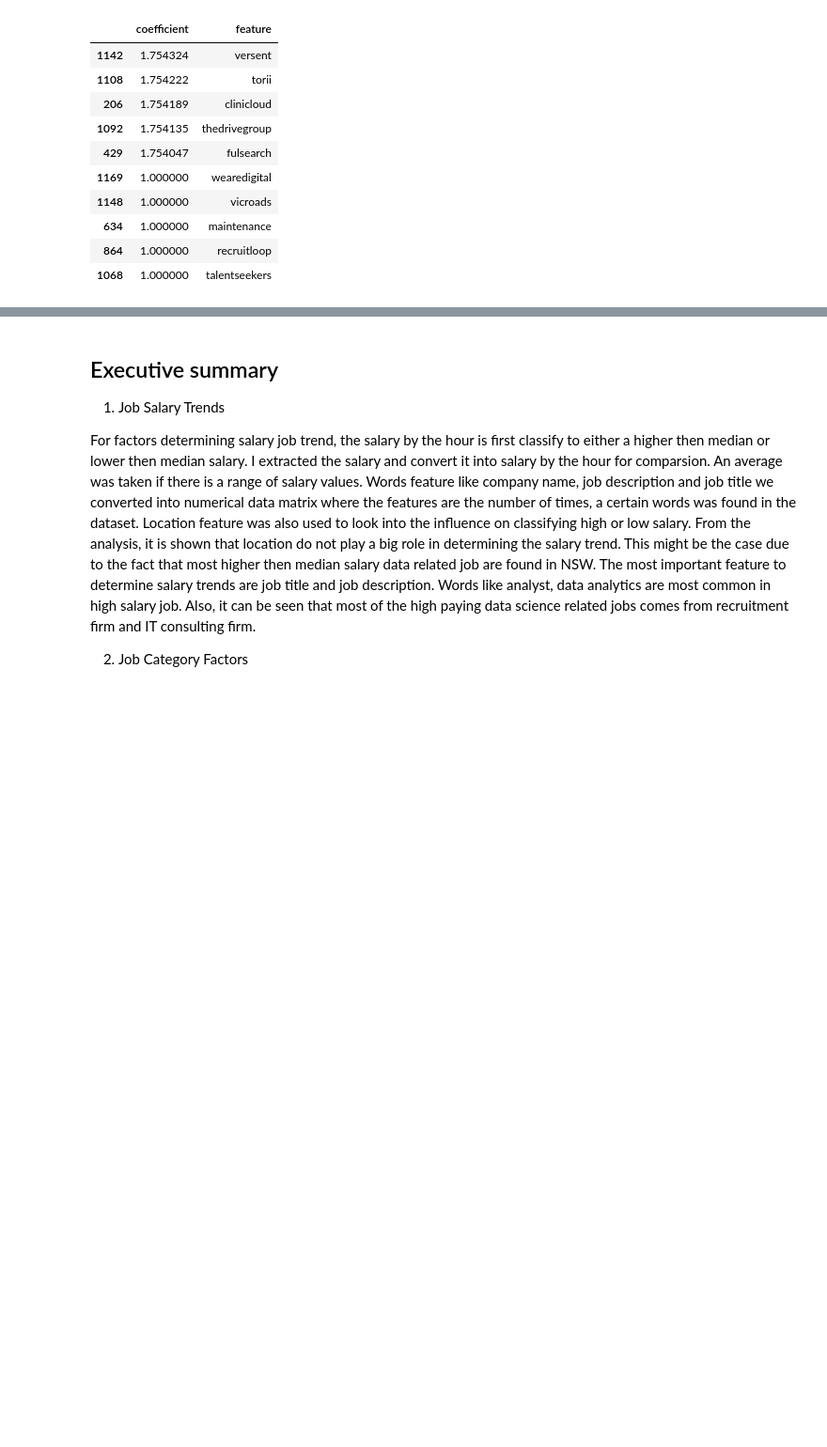
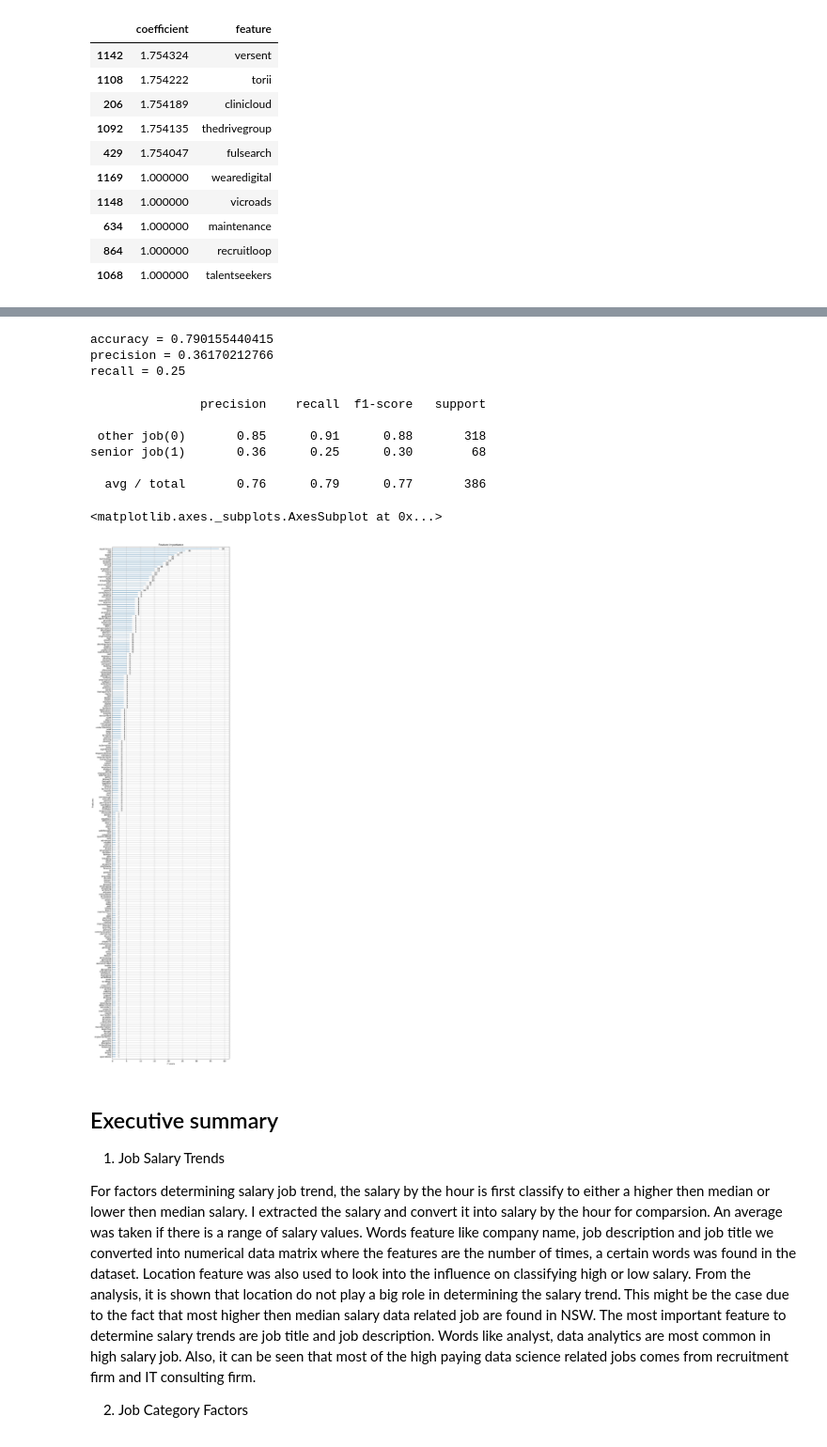
Before and after one commit to alankongfq/project, a Jupyter notebook: project_4/project4_ak.ipynb, the cells around one changed output, grey strips where cells are left out. Shown at 94% size. Cells and saved outputs as stored; diff of their text form; code cells hidden in the pictures; blank space fills up the shorter version.

```diff
--- a/project_4/project4_ak.ipynb
+++ b/project_4/project4_ak.ipynb
@@ -2186,0 +2207,23 @@ Same as random forest
+# %%
+X_train, X_test, y_train, y_test = train_test_split(d_df_new, df2.seniority, test_size=0.3, stratify = df2.seniority, random_state=55)
+# %%
+dtrain = xgb.DMatrix(X_train, label = y_train)
+dtest = xgb.DMatrix(X_test)
+# %%
+params = {
+    'objective':'binary:logistic',
+    'max_depth':100,
+    'silent':1,
+    'eta':1
+}
+
+num_rounds = 30
+# %%
+## set scale_pos_weight according to number of labels
+
+train_labels = dtrain.get_label()
+ratio = float(np.sum(train_labels == 0)) / np.sum(train_labels == 1)
+params['scale_pos_weight'] = ratio
+
+bst = xgb.train(params, dtrain, num_rounds)
+y_test_preds = (bst.predict(dtest) > 0.5).astype('int')
@@ -2187,3 +2242,33 @@ Same as random forest
+# %%
+## accuracy = tp + tn / tp + tn + fp + fn
+## matching test label vs predicted label
+print('accuracy = ' + format(accuracy_score(y_test, y_test_preds)))
+## precision = tp / tp + fp
+## How many of all predicted data job role are actual data job role
+print('precision = ' + format(precision_score(y_test, y_test_preds)))
+## recall = tp / tp + fn
+## How many of all actual data job role did we detected
+print('recall = ' + format(recall_score(y_test, y_test_preds)))
+# %% [output]
+accuracy = 0.790155440415
+precision = 0.36170212766
+recall = 0.25
+# %%
+target_names = ['other job(0)', 'senior job(1)']
+print(classification_report(y_test, y_test_preds, target_names=target_names))
+# %% [output]
+               precision    recall  f1-score   support
+
+ other job(0)       0.85      0.91      0.88       318
+senior job(1)       0.36      0.25      0.30        68
+
+  avg / total       0.76      0.79      0.77       386
+# %%
+fig, ax = plt.subplots(figsize=(10,45))
+xgb.plot_importance(bst, ax=ax)
+# %% [output]
+<matplotlib.axes._subplots.AxesSubplot at 0x...>
+[figure, added]
 # %% [markdown]
 ## Executive summary
 
```
Also changed, not shown: parts of 3 cells of this notebook, 3 other files.
